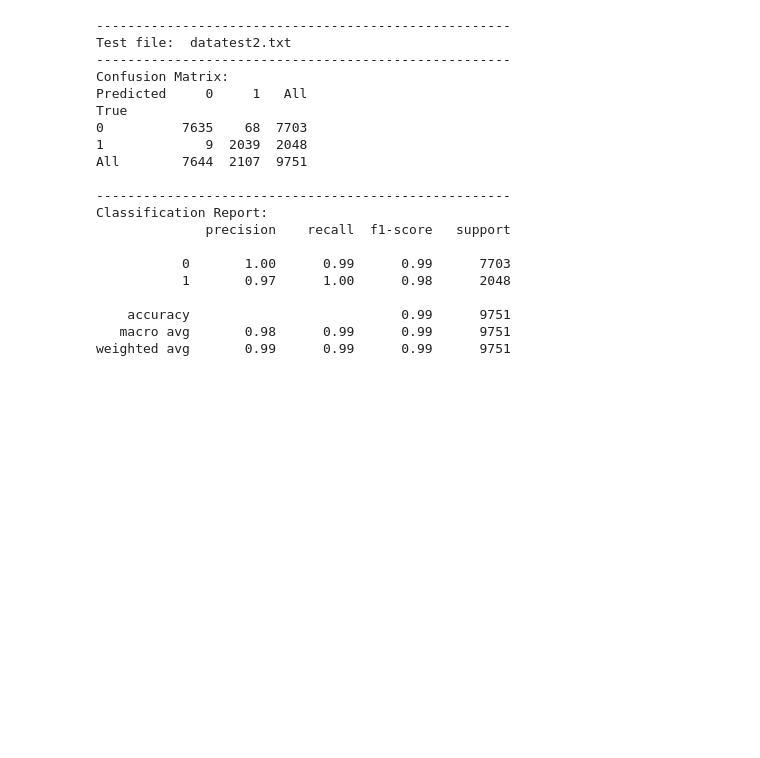
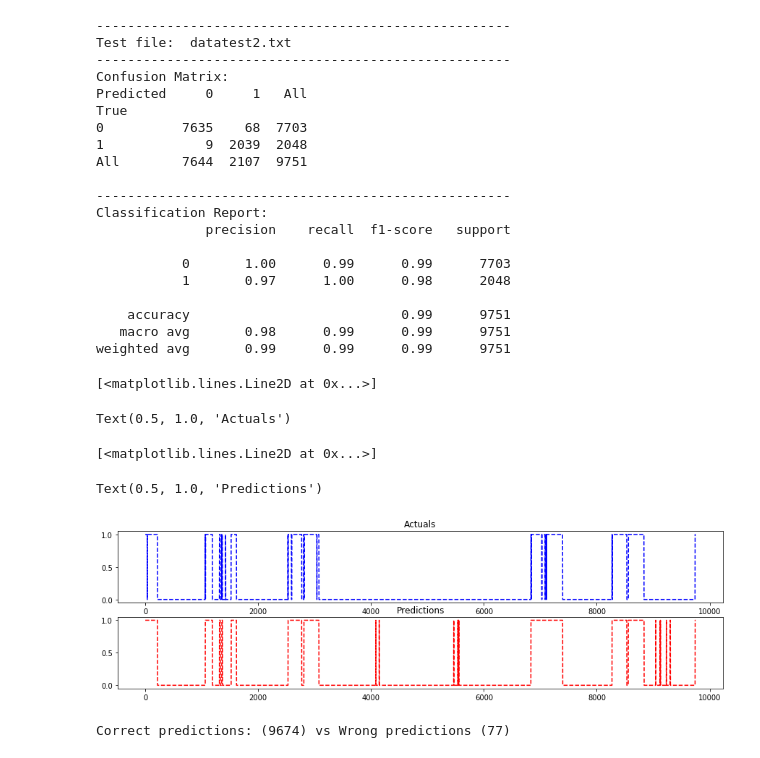
Before and after one commit to koayst/rp_deep_learning, a Jupyter notebook: Question_2/Question2_Test_DLF.ipynb, the cells around one changed output. Saved outputs shown, nothing was run; the diff lists cells and outputs as text; code cells hidden in the pictures; blank space fills up the shorter version.

```diff
--- a/Question_2/Question2_Test_DLF.ipynb
+++ b/Question_2/Question2_Test_DLF.ipynb
@@ -238,3 +238,20 @@ weighted avg       0.99      0.99      0.99      9751
 # %%
 # using datatest.txt, the accuracy is 98%, precision (0=100%, 1=94%)
 # using datatest2.txt, the accuracy is 99%, precision (0=100%, 1=97%)
+# %%
+fig, axes = plt.subplots(nrows=2, figsize=(15, 4))
+axes[0].plot (range(len(X)), y, 'b--')
+axes[0].set_title('Actuals')
+axes[1].plot(range(len(X)), pred_classes_squeezed, 'r--')
+axes[1].set_title('Predictions')
+# %% [output]
+[<matplotlib.lines.Line2D at 0x...>]
+Text(0.5, 1.0, 'Actuals')
+[<matplotlib.lines.Line2D at 0x...>]
+Text(0.5, 1.0, 'Predictions')
+[figure, added]
+# %%
+c = [x==y for (x,y) in zip(y, pred_classes_squeezed)]
+print('Correct predictions: ({}) vs Wrong predictions ({})'.format(c.count(True), c.count(False)))
+# %% [output]
+Correct predictions: (9674) vs Wrong predictions (77)
```
